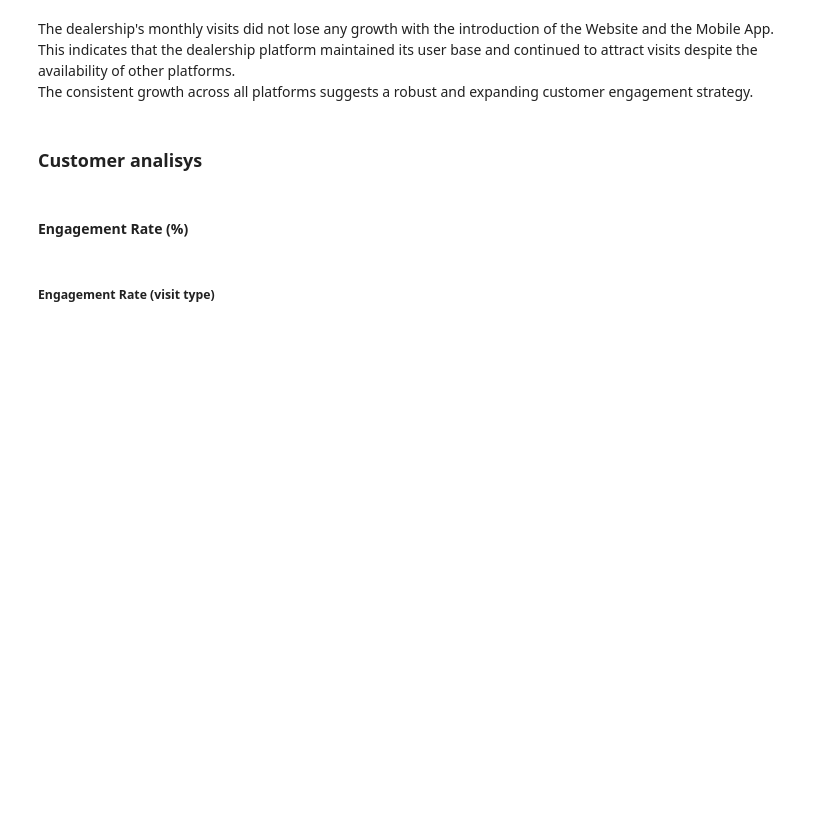
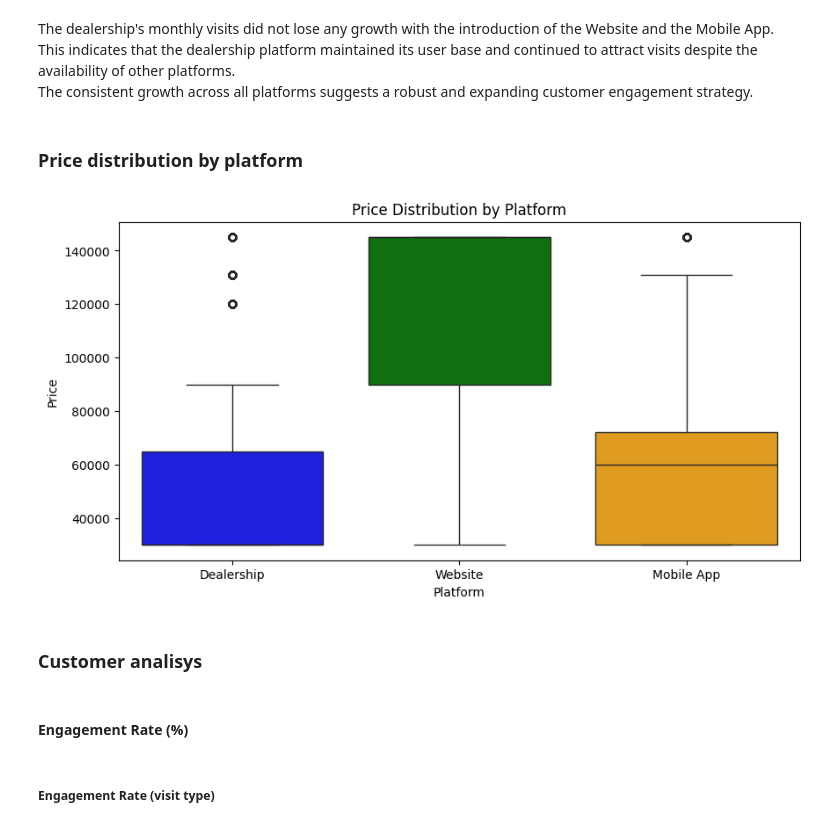
Before and after one commit to glag2/glag2-Internship-Case-2024-DEC, a Jupyter notebook: [STEP 2.4] Visits EDA.ipynb, the cells around one changed output. Drawn from its saved outputs; the diff is of its cells as text; code cells hidden in the pictures; blank space fills up the shorter version.

```diff
--- a/[STEP 2.4] Visits EDA.ipynb
+++ b/[STEP 2.4] Visits EDA.ipynb
@@ -639,4 +680,22 @@ for platform in platforms:
 # %% [markdown]
 The dealership's monthly visits did not lose any growth with the introduction of the Website and the Mobile App. <br>This indicates that the dealership platform maintained its user base and continued to attract visits despite the availability of other platforms. <br>The consistent growth across all platforms suggests a robust and expanding customer engagement strategy.
+# %% [markdown]
+### Price distribution by platform
+# %%
+# create a figure and axis
+fig, ax = plt.subplots(figsize=(10, 5))
+
+# plot the boxplot
+sns.boxplot(data=visits, x='platform', y='price', ax=ax, palette=platform_colors, hue='platform', legend=False)
+
+# set the labels and title
+ax.set_xlabel('Platform')
+ax.set_ylabel('Price')
+ax.set_title('Price Distribution by Platform')
+
+# show the plot
+plt.show()
+# %% [output]
+[figure, added]
 # %% [markdown]
 ### Customer analisys
```
Also changed, not shown: parts of 25 cells of this notebook, 4 other files.
